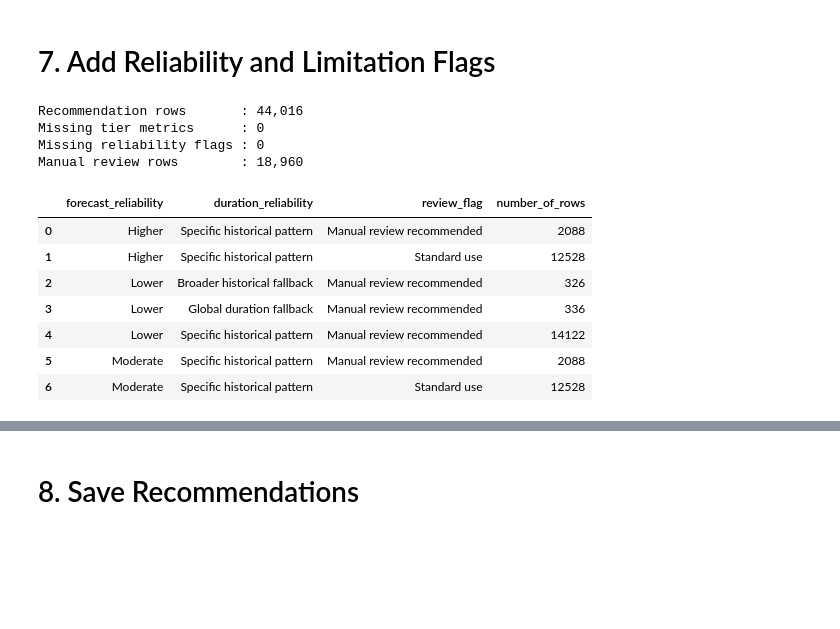
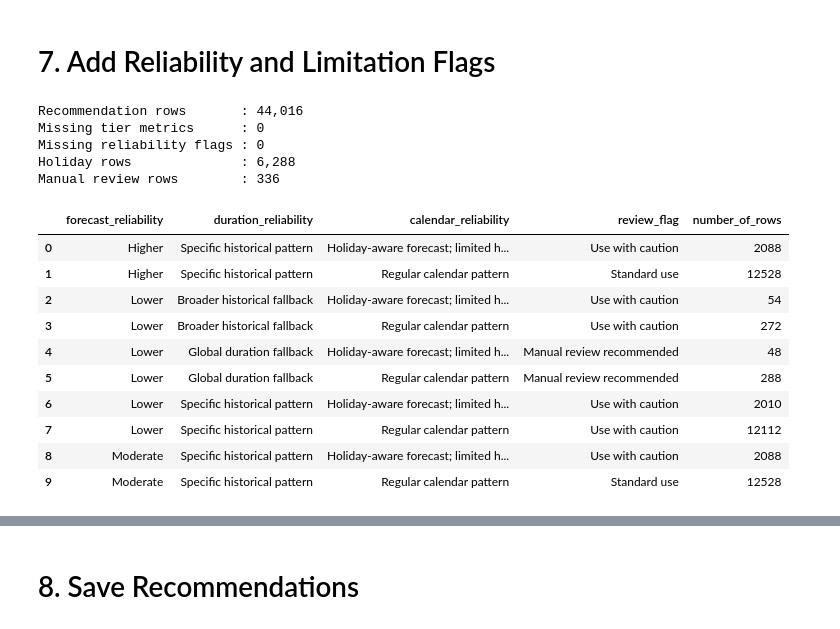
Before and after one commit to WendiOngki/ride-hailing-demand-fleet-allocation, a Jupyter notebook: notebooks/06_demand-based_fleet_positioning.ipynb, the cells around one changed output, grey strips where cells are left out. Drawn from its saved outputs; the diff is of its cells as text; code cells hidden in the pictures; blank space fills up the shorter version.

```diff
--- a/notebooks/06_demand-based_fleet_positioning.ipynb
+++ b/notebooks/06_demand-based_fleet_positioning.ipynb
@@ -622,58 +622,68 @@ df_recommendation['duration_reliability'] = np.select(
     default='Global duration fallback'
 )
 # %%
-is_new_year = (
-    df_recommendation['forecast_time']
-    .dt.normalize()
-    .eq(pd.Timestamp('2025-01-01'))
-)
-
-df_recommendation['calendar_warning'] = np.where(
-    is_new_year,
-    'Holiday pattern not modeled',
+df_recommendation['calendar_reliability'] = np.where(
+    df_recommendation['is_holiday'] == 1,
+    'Holiday-aware forecast; limited holiday history',
     'Regular calendar pattern'
 )
 # %%
-needs_review = (
-    (df_recommendation['forecast_reliability'] == 'Lower')
-    | (df_recommendation['duration_source'] == 'global')
-    | is_new_year
+manual_review = (
+    df_recommendation['duration_source'] == 'global'
 )
 
-df_recommendation['review_flag'] = np.where(
-    needs_review,
-    'Manual review recommended',
-    'Standard use'
+use_with_caution = (
+    (df_recommendation['forecast_reliability'] == 'Lower')
+    | df_recommendation['duration_source'].isin(['zone_hour', 'zone'])
+    | (df_recommendation['is_holiday'] == 1)
 )
 
-df_recommendation['recommendation_scope'] = 'Relative positioning only'
+df_recommendation['review_flag'] = np.select(
+    [manual_review, use_with_caution],
+    ['Manual review recommended', 'Use with caution'],
+    default='Standard use'
+)
+
+df_recommendation['recommendation_scope'] = (
+    'Relative positioning only'
+)
 # %%
 print(f'Recommendation rows       : {len(df_recommendation):,}')
 print(f'Missing tier metrics      : {df_recommendation["test_wape_pct"].isna().sum():,}')
 print(f'Missing reliability flags : {df_recommendation["forecast_reliability"].isna().sum():,}')
+print(f'Holiday rows              : {df_recommendation["is_holiday"].sum():,}')
 print(f'Manual review rows        : {(df_recommendation["review_flag"] == "Manual review recommended").sum():,}')
 # %% [output]
 Recommendation rows       : 44,016
 Missing tier metrics      : 0
 Missing reliability flags : 0
-Manual review rows        : 18,960
+Holiday rows              : 6,288
+Manual review rows        : 336
 # %%
 df_flag_summary = (
     df_recommendation
     .groupby(
-        ['forecast_reliability', 'duration_reliability', 'review_flag'],
+        [
+            'forecast_reliability',
+            'duration_reliability',
+            'calendar_reliability',
+            'review_flag'
+        ],
         as_index=False
     )
     .agg(number_of_rows=('LocationID', 'size'))
 )
 
 display(df_flag_summary)
 # %% [output]
-|  | forecast_reliability | duration_reliability | review_flag | number_of_rows |
-| 0 | Higher | Specific historical pattern | Manual review recommended | 2088 |
-| 1 | Higher | Specific historical pattern | Standard use | 12528 |
-| 2 | Lower | Broader historical fallback | Manual review recommended | 326 |
-| 3 | Lower | Global duration fallback | Manual review recommended | 336 |
-| 4 | Lower | Specific historical pattern | Manual review recommended | 14122 |
-| 5 | Moderate | Specific historical pattern | Manual review recommended | 2088 |
-| 6 | Moderate | Specific historical pattern | Standard use | 12528 |
+|  | forecast_reliability | duration_reliability | calendar_reliability | review_flag | number_of_rows |
+| 0 | Higher | Specific historical pattern | Holiday-aware forecast; limited h... | Use with caution | 2088 |
+| 1 | Higher | Specific historical pattern | Regular calendar pattern | Standard use | 12528 |
+| 2 | Lower | Broader historical fallback | Holiday-aware forecast; limited h... | Use with caution | 54 |
+| 3 | Lower | Broader historical fallback | Regular calendar pattern | Use with caution | 272 |
+| 4 | Lower | Global duration fallback | Holiday-aware forecast; limited h... | Manual review recommended | 48 |
+| 5 | Lower | Global duration fallback | Regular calendar pattern | Manual review recommended | 288 |
+| 6 | Lower | Specific historical pattern | Holiday-aware forecast; limited h... | Use with caution | 2010 |
+| 7 | Lower | Specific historical pattern | Regular calendar pattern | Use with caution | 12112 |
+| 8 | Moderate | Specific historical pattern | Holiday-aware forecast; limited h... | Use with caution | 2088 |
+| 9 | Moderate | Specific historical pattern | Regular calendar pattern | Standard use | 12528 |
```
Also changed, not shown: parts of 10 cells of this notebook, 4 other files.
